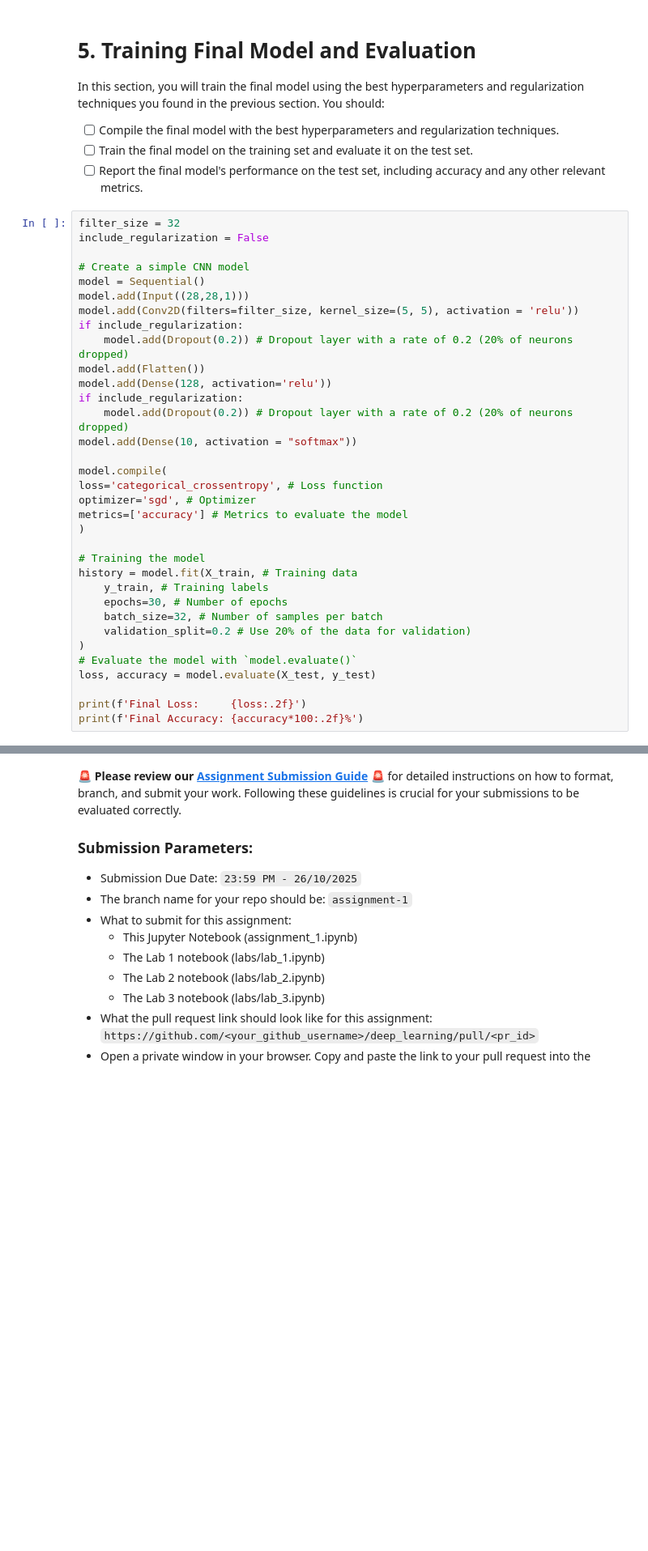
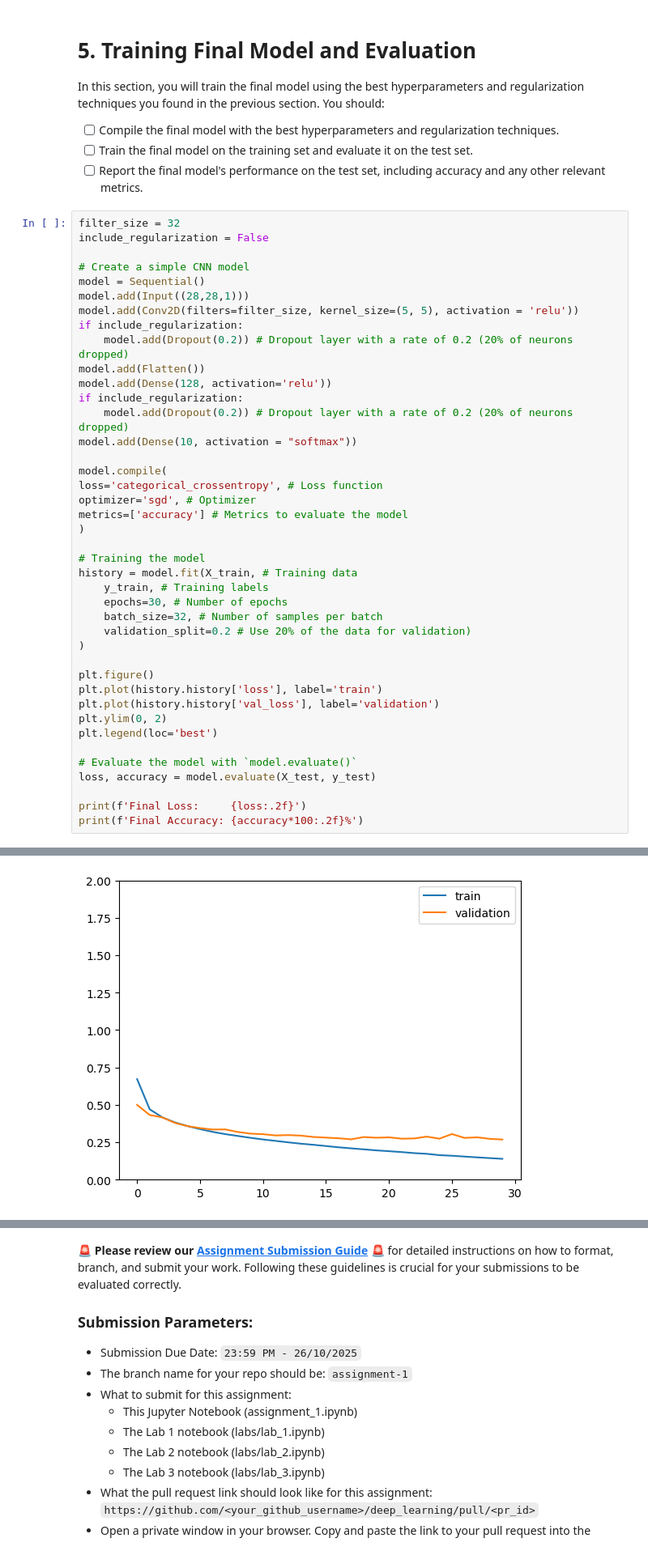
Before and after one commit to slathwal/deep_learning, a Jupyter notebook: 02_activities/assignments/assignment_1.ipynb, the cells around one changed output, grey strips where cells are left out. Shown: that part at 81% size. Drawn from its saved outputs; the diff is of its cells as text; blank space fills up the shorter version.

Commit message:
Train the final model and report the final accuracy and loss

```diff
--- a/02_activities/assignments/assignment_1.ipynb
+++ b/02_activities/assignments/assignment_1.ipynb
@@ -471,8 +471,16 @@ history = model.fit(X_train, # Training data
     batch_size=32, # Number of samples per batch
     validation_split=0.2 # Use 20% of the data for validation)
 )
+
+plt.figure()
+plt.plot(history.history['loss'], label='train')
+plt.plot(history.history['val_loss'], label='validation')
+plt.ylim(0, 2)
+plt.legend(loc='best')
+
 # Evaluate the model with `model.evaluate()`
 loss, accuracy = model.evaluate(X_test, y_test)
 
 print(f'Final Loss:     {loss:.2f}')
 print(f'Final Accuracy: {accuracy*100:.2f}%')
+# %% [output]
@@ -479,3 +504,4 @@ print(f'Final Accuracy: {accuracy*100:.2f}%')
+[figure, added]
 # %% [markdown]
 Reflection: How does the final model's performance compare to the baseline and the CNN model? What do you think contributed to the final model's performance? If you had time, what other experiments would you run to further improve the model's performance?
 
```
Also changed, not shown: parts of 2 cells of this notebook.
